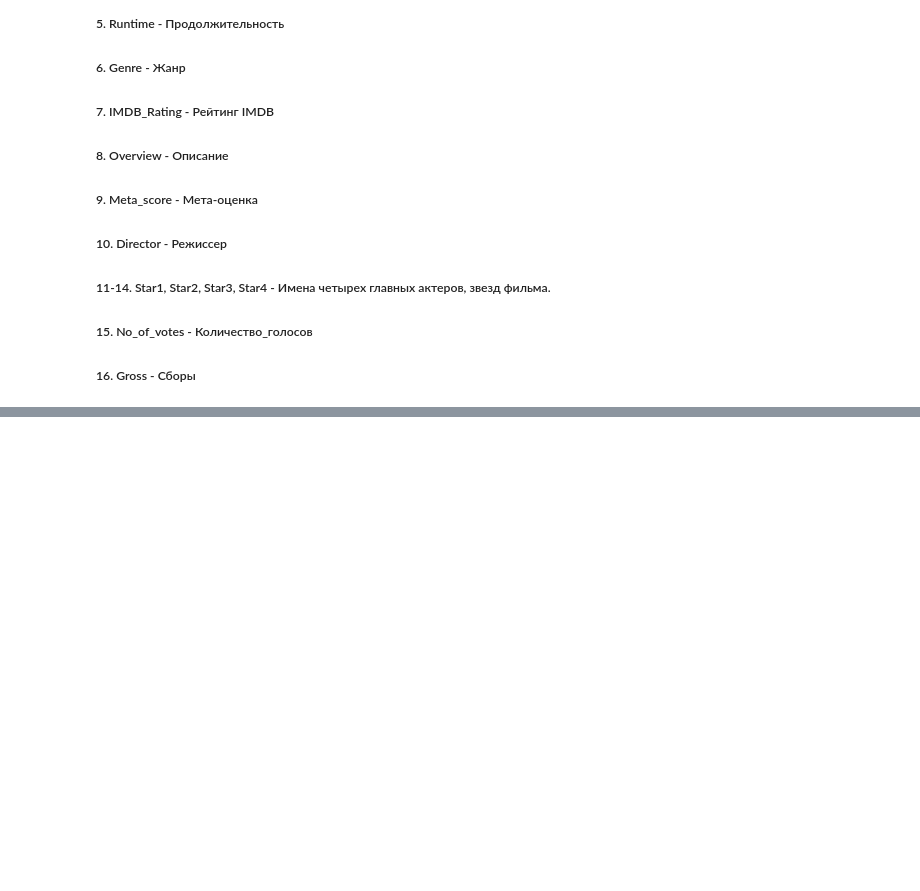
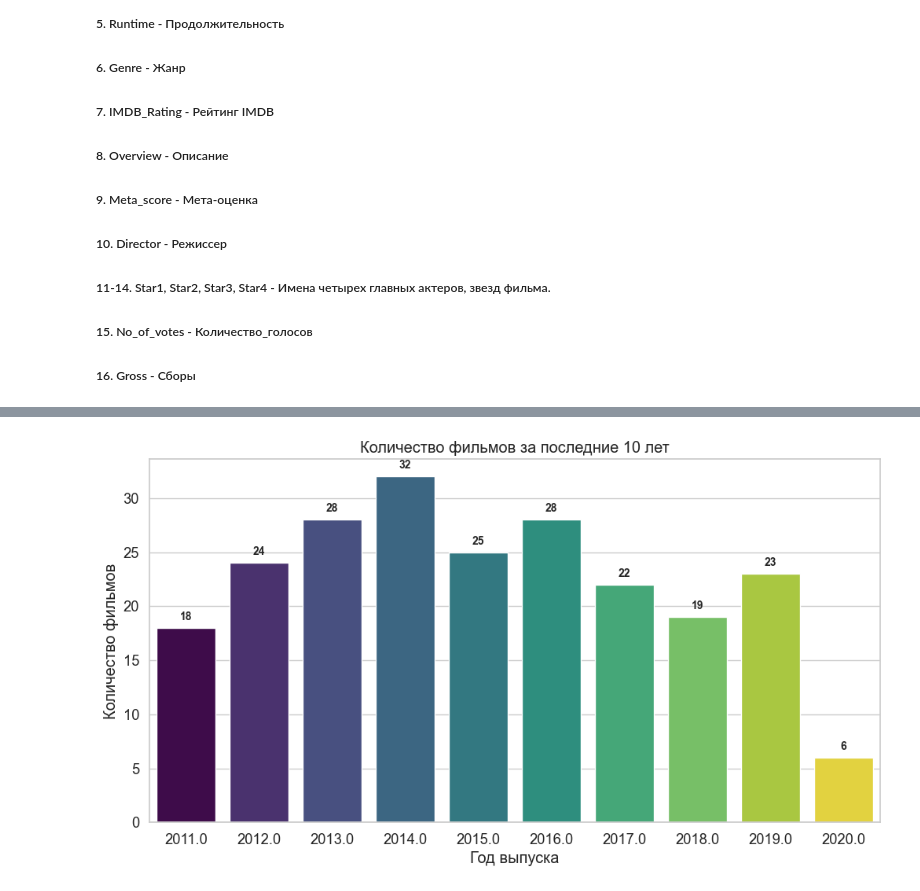
Before and after one commit to LA488/IMDb-Movie-Recommendation-System, a Jupyter notebook: notebooks/01_EDA.ipynb, the cells around one changed output, grey strips where cells are left out. Drawn from its saved outputs; the diff is of its cells as text; code cells hidden in the pictures; blank space fills up the shorter version.

```diff
--- a/notebooks/01_EDA.ipynb
+++ b/notebooks/01_EDA.ipynb
@@ -96,0 +151,16 @@ dtype: int64
+# %%
+# ---- Преобразуем Released_Year ----
+df['Released_Year'] = pd.to_numeric(df['Released_Year'], errors='coerce')
+# ---- Фильмы за последние 10 лет ----
+latest_year = df['Released_Year'].max()
+year_counts = df[df['Released_Year'] >= latest_year - 9]['Released_Year'].value_counts().sort_index()
+plt.figure(figsize=(12, 6))
+ax = sns.barplot(x=year_counts.index, y=year_counts.values, hue=year_counts.index, palette="viridis", legend=False)
+for i, v in enumerate(year_counts.values):
+    ax.text(i, v + 0.5, v, ha='center', va='bottom', fontsize=10, fontweight='bold')
+plt.title("Количество фильмов за последние 10 лет")
+plt.xlabel("Год выпуска")
+plt.ylabel("Количество фильмов")
+plt.show()
+# %% [output]
+[figure, added]
```
Also changed, not shown: parts of 25 cells of this notebook, 5 other files.
